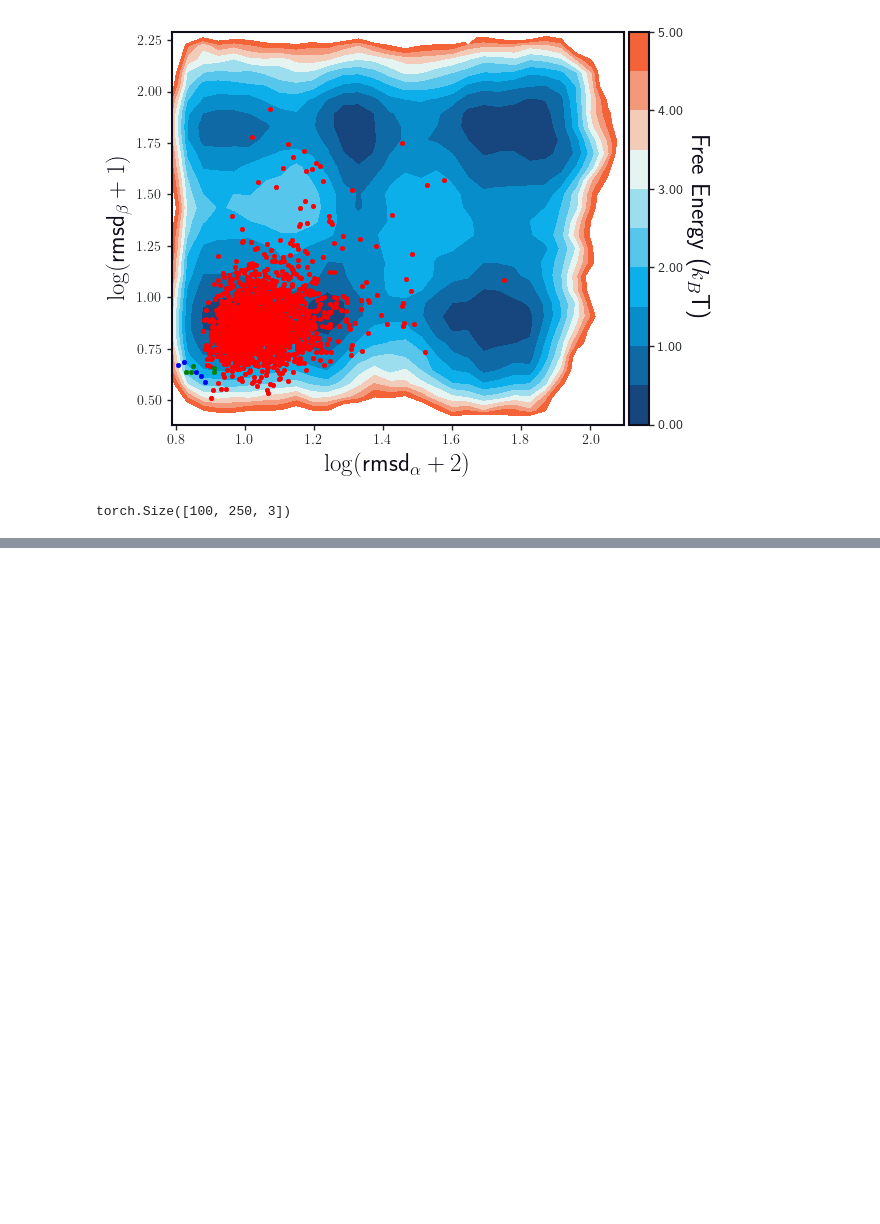
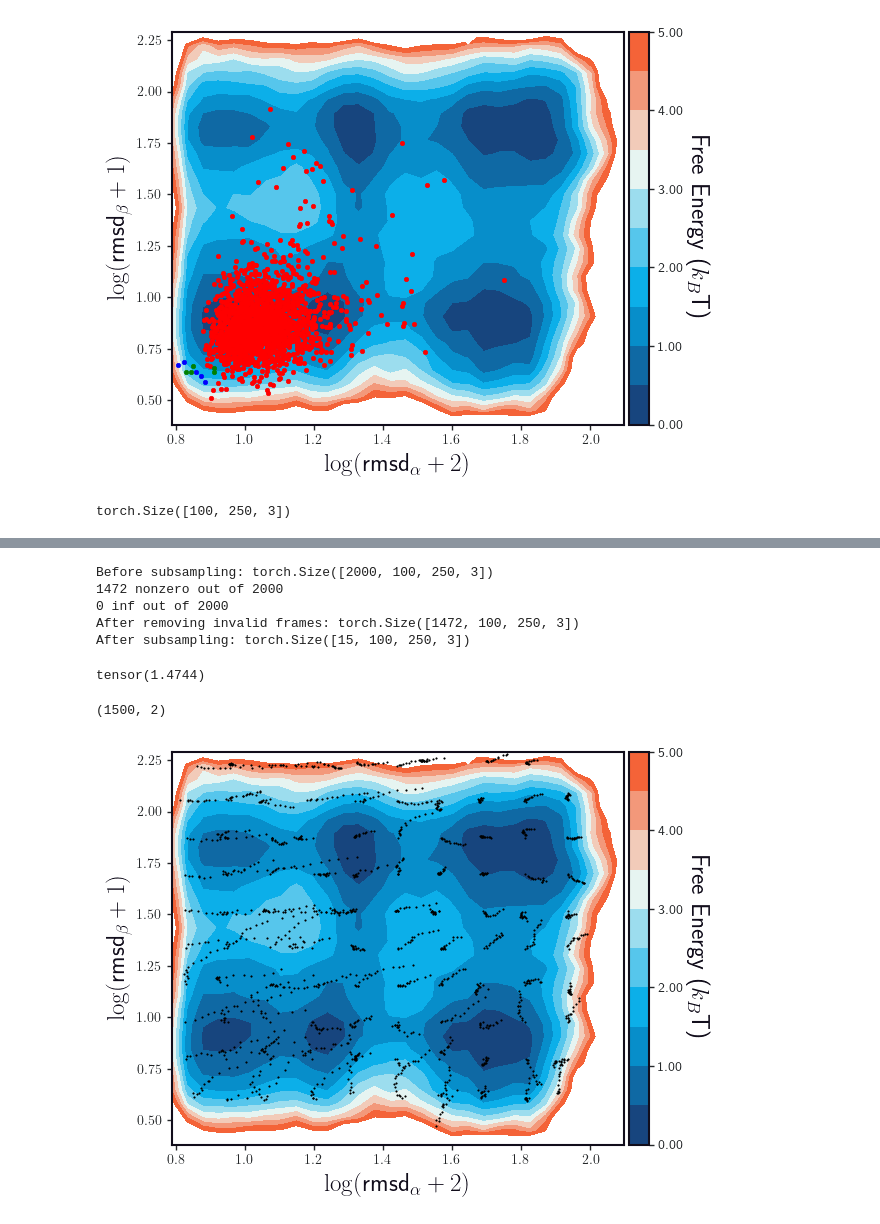
Before and after one commit to EthanZ0524/boltz-likelihoods, a Jupyter notebook: notebooks/setup_bias_force_bba.ipynb, the cells around one changed output, grey strips where cells are left out. Cells and saved outputs as stored; diff of their text form; code cells hidden in the pictures; blank space fills up the shorter version.

```diff
--- a/notebooks/setup_bias_force_bba.ipynb
+++ b/notebooks/setup_bias_force_bba.ipynb
@@ -493,12 +510,0 @@ IndexError: index 134 is out of bounds for dimension 0 with size 87
-# %%
-p = torch.tensor(start_positions[:, md.load("/global/cfs/cdirs/m4235/boltz_files/bba/bba.pdb").topology.select("name CA or name C or name N"), :])
-print(p.shape)
-p.requires_grad = True
-energy = bias_force(p)
-force = torch.autograd.grad(energy, p, create_graph=True, grad_outputs = torch.ones_like(energy))[0]
-force = force.detach().numpy().reshape(-1, 3)
-force = np.linalg.norm(force, axis=1)
-force = force[force > 1e-3]
-print(force.shape)
-plt.hist(force, bins=20, density=True)
-print(force.mean())
@@ -615,0 +615,67 @@ EQYTAKYKGRTFRNEKELRDFIEKFKGR
+# %%
+import h5py
+sampled_positions = []
+for file in glob("/global/cfs/cdirs/m4235/boltz_files/bba/boltz_results_bba_umbrella_test4/umbrella_0/cg_dataset_*.hdf5"):
+    with h5py.File(file, "r") as file:
+        sampled_positions.append(torch.tensor(file["positions"][:]))
+sampled_positions = torch.cat(sampled_positions, dim=0)
+print("Before subsampling:", sampled_positions.shape) # (frames, windows, atoms, 3)
+# count the number of nonzero frames
+print(f"{(sampled_positions != 0.0).all((1,2,3)).sum()} nonzero out of {sampled_positions.shape[0]}")
+print(f"{(sampled_positions.isinf()).all((1,2,3)).sum()} inf out of {sampled_positions.shape[0]}")
+
+invalid = ((sampled_positions == 0.0).all((1,2,3)) | (sampled_positions.isinf()).all((1,2,3)))
+sampled_positions = sampled_positions[~invalid]
+print("After removing invalid frames:", sampled_positions.shape) # (frames, windows, atoms,
+
+num_frames = sampled_positions.shape[0]
+sampled_positions = sampled_positions[::100]
+print("After subsampling:", sampled_positions.shape) # (frames, windows, atoms, 3)
+# %% [output]
+Before subsampling: torch.Size([2000, 100, 250, 3])
+1472 nonzero out of 2000
+0 inf out of 2000
+After removing invalid frames: torch.Size([1472, 100, 250, 3])
+After subsampling: torch.Size([15, 100, 250, 3])
+# %%
+torch.norm(sampled_positions[0,0,0,:] - sampled_positions[0,0,1,:], dim=-1)
+# %% [output]
+tensor(1.4744)
+# %%
+sampled_rcs = get_bba_rc(rearrange(sampled_positions, "frame window atom dim -> (frame window) atom dim"),
+                 diffusion_structures.topology)
+# sampled_rcs = rearrange(sampled_rcs, "(frame window) dim -> frame window dim", frame=num_frames)
+print(sampled_rcs.shape)
+# %% [output]
+(1500, 2)
+# %%
+init_z, init_rc1_edge, init_rc2_edge = np.histogram2d(cv[:, 0],
+                                                      cv[:, 1],
+                                                        bins=30)
+
+
+init_rc1 = 0.5 * (init_rc1_edge[:-1] + init_rc1_edge[1:])
+init_rc2 = 0.5 * (init_rc2_edge[:-1] + init_rc2_edge[1:])
+init_z = init_z.T
+init_z_density = init_z/float(init_z.sum())
+init_free_energy = np.inf * np.ones(shape=init_z.shape)
+
+nonzero = init_z_density.nonzero()
+init_free_energy[nonzero] = -np.log(init_z_density[nonzero])
+init_free_energy = init_free_energy - init_free_energy.min()
+
+vmax = 5
+plt.contourf(init_rc1, init_rc2, init_free_energy,
+                levels=np.linspace(0, vmax, vmax * 2 + 1), cmap=rotskoff_cmap)
+cbar = plt.colorbar(boundaries=np.linspace(0, vmax, vmax * 2 + 1), pad=0.01)
+cbar.set_label(r"Free Energy ($k_B$T)", rotation=270, labelpad=20)
+cbar.ax.yaxis.set_major_formatter(ticker.FormatStrFormatter('%.2f'))
+plt.scatter(sampled_rcs[:, 0], sampled_rcs[:, 1], color='black', label='Boltz1 Samples', s=1)
+
+plt.xlabel(r"$\log (\text{rmsd}_\alpha + 2)$")
+plt.ylabel(r"$\log (\text{rmsd}_\beta + 1)$")
+# plt.legend(bbox_to_anchor=(1.35, 1), loc='upper left')
+plt.tight_layout()
+plt.show()
+# %% [output]
+[figure, added]
```
Also changed, not shown: parts of 23 cells of this notebook.
